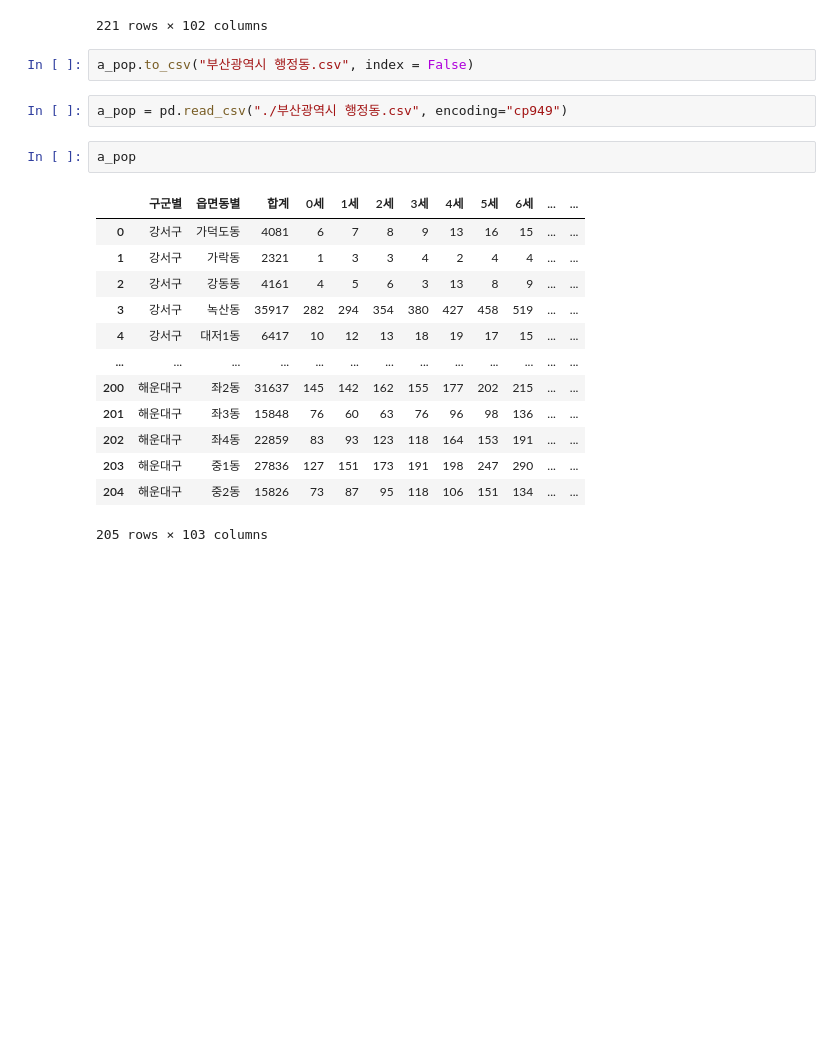
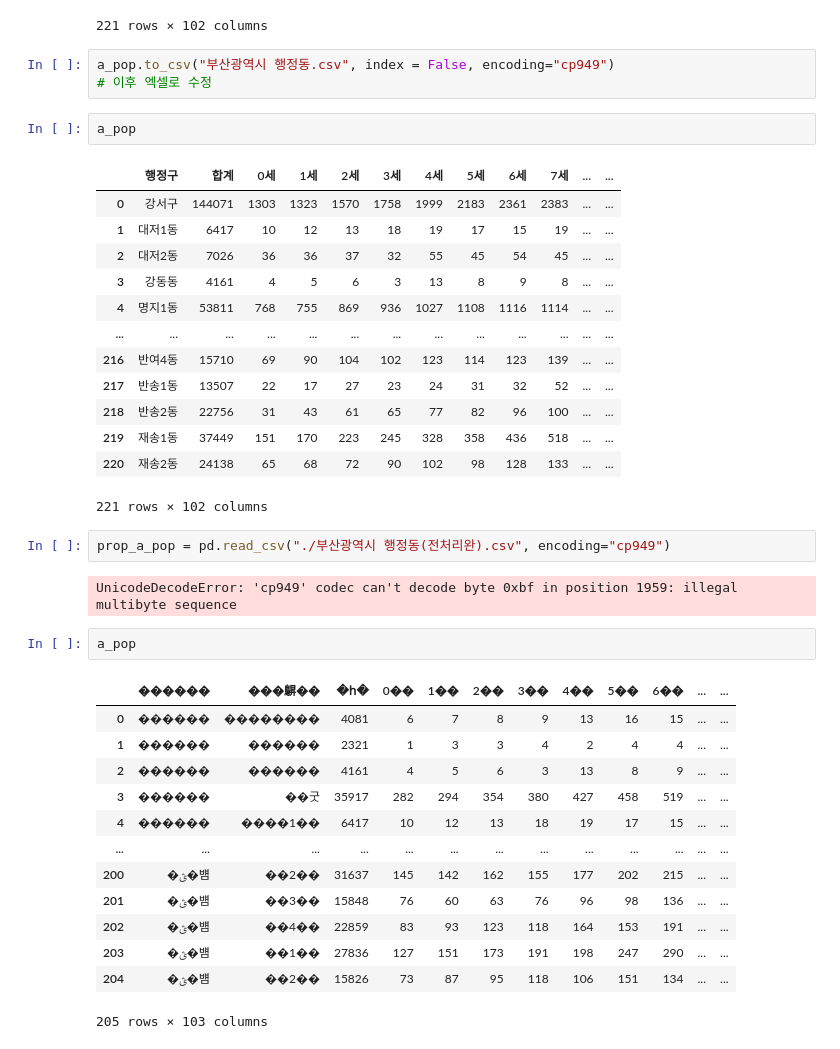
Before and after one commit to Busan-Bigdata-analysis/storage, a Jupyter notebook: 부산광역시_주민등록인구현황/부산광역시_동별_인구현황.ipynb, the cells around one changed output. Cells and saved outputs as stored; diff of their text form; blank space fills up the shorter version.

```diff
--- a/부산광역시_주민등록인구현황/부산광역시_동별_인구현황.ipynb
+++ b/부산광역시_주민등록인구현황/부산광역시_동별_인구현황.ipynb
@@ -64,22 +64,41 @@ a_pop
 | 220 | 재송2동 | 24138 | 65 | 68 | 72 | 90 | 102 | 98 | 128 | 133 | ... | ... |
 221 rows × 102 columns
 # %%
-a_pop.to_csv("부산광역시 행정동.csv", index = False)
+a_pop.to_csv("부산광역시 행정동.csv", index = False, encoding="cp949")
+# 이후 엑셀로 수정
-# %%
-a_pop = pd.read_csv("./부산광역시 행정동.csv", encoding="cp949")
 # %%
 a_pop
 # %% [output]
-|  | 구군별 | 읍면동별 | 합계 | 0세 | 1세 | 2세 | 3세 | 4세 | 5세 | 6세 | ... | ... |
-| 0 | 강서구 | 가덕도동 | 4081 | 6 | 7 | 8 | 9 | 13 | 16 | 15 | ... | ... |
-| 1 | 강서구 | 가락동 | 2321 | 1 | 3 | 3 | 4 | 2 | 4 | 4 | ... | ... |
-| 2 | 강서구 | 강동동 | 4161 | 4 | 5 | 6 | 3 | 13 | 8 | 9 | ... | ... |
-| 3 | 강서구 | 녹산동 | 35917 | 282 | 294 | 354 | 380 | 427 | 458 | 519 | ... | ... |
-| 4 | 강서구 | 대저1동 | 6417 | 10 | 12 | 13 | 18 | 19 | 17 | 15 | ... | ... |
+|  | 행정구 | 합계 | 0세 | 1세 | 2세 | 3세 | 4세 | 5세 | 6세 | 7세 | ... | ... |
+| 0 | 강서구 | 144071 | 1303 | 1323 | 1570 | 1758 | 1999 | 2183 | 2361 | 2383 | ... | ... |
+| 1 | 대저1동 | 6417 | 10 | 12 | 13 | 18 | 19 | 17 | 15 | 19 | ... | ... |
+| 2 | 대저2동 | 7026 | 36 | 36 | 37 | 32 | 55 | 45 | 54 | 45 | ... | ... |
+| 3 | 강동동 | 4161 | 4 | 5 | 6 | 3 | 13 | 8 | 9 | 8 | ... | ... |
+| 4 | 명지1동 | 53811 | 768 | 755 | 869 | 936 | 1027 | 1108 | 1116 | 1114 | ... | ... |
 | ... | ... | ... | ... | ... | ... | ... | ... | ... | ... | ... | ... | ... |
-| 200 | 해운대구 | 좌2동 | 31637 | 145 | 142 | 162 | 155 | 177 | 202 | 215 | ... | ... |
-| 201 | 해운대구 | 좌3동 | 15848 | 76 | 60 | 63 | 76 | 96 | 98 | 136 | ... | ... |
-| 202 | 해운대구 | 좌4동 | 22859 | 83 | 93 | 123 | 118 | 164 | 153 | 191 | ... | ... |
-| 203 | 해운대구 | 중1동 | 27836 | 127 | 151 | 173 | 191 | 198 | 247 | 290 | ... | ... |
-| 204 | 해운대구 | 중2동 | 15826 | 73 | 87 | 95 | 118 | 106 | 151 | 134 | ... | ... |
+| 216 | 반여4동 | 15710 | 69 | 90 | 104 | 102 | 123 | 114 | 123 | 139 | ... | ... |
+| 217 | 반송1동 | 13507 | 22 | 17 | 27 | 23 | 24 | 31 | 32 | 52 | ... | ... |
+| 218 | 반송2동 | 22756 | 31 | 43 | 61 | 65 | 77 | 82 | 96 | 100 | ... | ... |
+| 219 | 재송1동 | 37449 | 151 | 170 | 223 | 245 | 328 | 358 | 436 | 518 | ... | ... |
+| 220 | 재송2동 | 24138 | 65 | 68 | 72 | 90 | 102 | 98 | 128 | 133 | ... | ... |
-205 rows × 103 columns
+221 rows × 102 columns
+# %%
+prop_a_pop = pd.read_csv("./부산광역시 행정동(전처리완).csv", encoding="cp949")
+# %% [output]
+UnicodeDecodeError: 'cp949' codec can't decode byte 0xbf in position 1959: illegal multibyte sequence
+# %%
+a_pop
+# %% [output]
+|  | ������ | ���鵿�� | �հ� | 0�� | 1�� | 2�� | 3�� | 4�� | 5�� | 6�� | ... | ... |
+| 0 | ������ | �������� | 4081 | 6 | 7 | 8 | 9 | 13 | 16 | 15 | ... | ... |
+| 1 | ������ | ������ | 2321 | 1 | 3 | 3 | 4 | 2 | 4 | 4 | ... | ... |
+| 2 | ������ | ������ | 4161 | 4 | 5 | 6 | 3 | 13 | 8 | 9 | ... | ... |
+| 3 | ������ | ��굿 | 35917 | 282 | 294 | 354 | 380 | 427 | 458 | 519 | ... | ... |
+| 4 | ������ | ����1�� | 6417 | 10 | 12 | 13 | 18 | 19 | 17 | 15 | ... | ... |
+| ... | ... | ... | ... | ... | ... | ... | ... | ... | ... | ... | ... | ... |
+| 200 | �ؿ�뱸 | ��2�� | 31637 | 145 | 142 | 162 | 155 | 177 | 202 | 215 | ... | ... |
+| 201 | �ؿ�뱸 | ��3�� | 15848 | 76 | 60 | 63 | 76 | 96 | 98 | 136 | ... | ... |
+| 202 | �ؿ�뱸 | ��4�� | 22859 | 83 | 93 | 123 | 118 | 164 | 153 | 191 | ... | ... |
+| 203 | �ؿ�뱸 | ��1�� | 27836 | 127 | 151 | 173 | 191 | 198 | 247 | 290 | ... | ... |
+| 204 | �ؿ�뱸 | ��2�� | 15826 | 73 | 87 | 95 | 118 | 106 | 151 | 134 | ... | ... |
+205 rows × 103 columns
```
Also changed, not shown: 2 other files.
